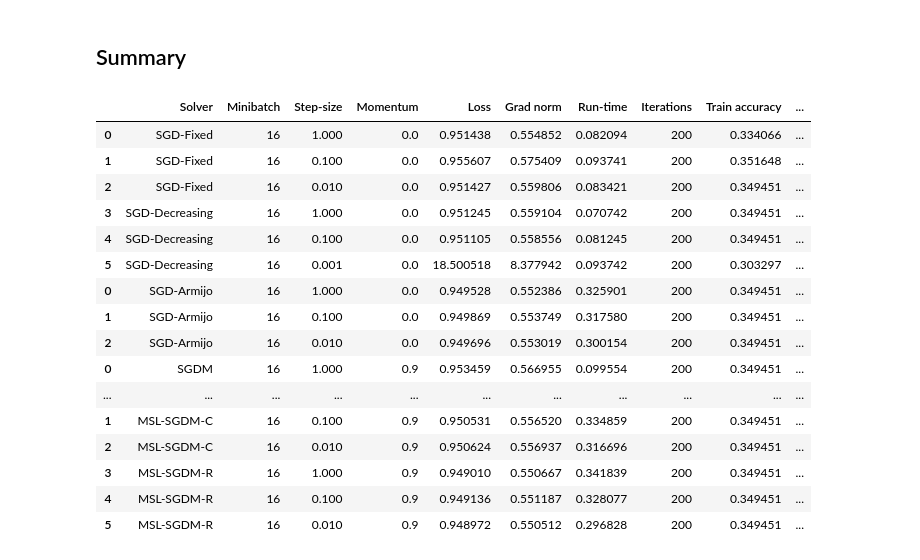
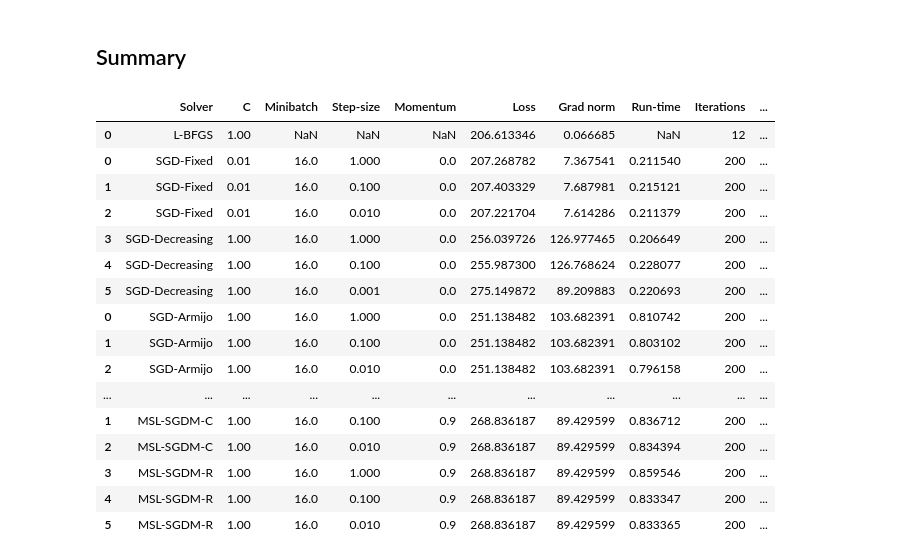
Before and after one commit to david-inf/SGD-and-LS, a Jupyter notebook: py/main.ipynb, the cells around one changed output. Cells and saved outputs as stored; diff of their text form; code cells hidden in the pictures.

```diff
--- a/py/main.ipynb
+++ b/py/main.ipynb
@@ -105,7 +110,7 @@ X_test = {X_test_breast.shape}, y_test = {y_test_breast.shape}""")
 # %%
 w0Breast = (1.5 + 1.5) * np.random.default_rng(42).random(31) - 1.5
 # %%
-benchmarkBreast = LogisticRegression(C=1).fit(w0breast, X_train_breast, y_train_breast, X_test_breast, y_test_breast)
+benchmarkBreast = LogisticRegression(C=1).fit(w0Breast, X_train_breast, y_train_breast, X_test_breast, y_test_breast)
 # %% [markdown]
 # Apple quality dataset
 # %%
@@ -425,9 +435,9 @@ pd.concat([optim_bench(benchmarkBank).drop(columns={"Solution", "Loss/Epochs"}),
 # Breast cancer dataset
 # %%
 # SGD-Fixed
-sgdBreast_fixed1 = LogisticRegression(solver="SGD-Fixed", C=1, minibatch=16, epochs=200).fit(w0Breast, X_train_breast, y_train_breast, X_test_breast, y_test_breast, step_size=1)
-sgdBreast_fixed2 = LogisticRegression(solver="SGD-Fixed", C=1, minibatch=16, epochs=200).fit(w0Breast, X_train_breast, y_train_breast, X_test_breast, y_test_breast, step_size=0.1)
-sgdBreast_fixed3 = LogisticRegression(solver="SGD-Fixed", C=1, minibatch=16, epochs=200).fit(w0Breast, X_train_breast, y_train_breast, X_test_breast, y_test_breast, step_size=0.01)
+sgdBreast_fixed1 = LogisticRegression(solver="SGD-Fixed", C=0.01, minibatch=16, epochs=200).fit(w0Breast, X_train_breast, y_train_breast, X_test_breast, y_test_breast, step_size=1)
+sgdBreast_fixed2 = LogisticRegression(solver="SGD-Fixed", C=0.01, minibatch=16, epochs=200).fit(w0Breast, X_train_breast, y_train_breast, X_test_breast, y_test_breast, step_size=0.1)
+sgdBreast_fixed3 = LogisticRegression(solver="SGD-Fixed", C=0.01, minibatch=16, epochs=200).fit(w0Breast, X_train_breast, y_train_breast, X_test_breast, y_test_breast, step_size=0.01)
 # %%
 # SGD-Decreasing
 sgdBreast_decre1 = LogisticRegression(solver="SGD-Decreasing", C=1, minibatch=16, epochs=200).fit(w0Breast, X_train_breast, y_train_breast, X_test_breast, y_test_breast, step_size=1)
@@ -465,22 +475,22 @@ modelsBreast_data4 = optim_data([mslcBreast_1, mslcBreast_2, mslcBreast_3, mslrB
 ## Summary
 # %%
 pd.concat([optim_bench(benchmarkBreast).drop(columns={"Solution", "Loss/Epochs"}),
-          pd.concat([modelsBreast_data1, modelsBreast_data2, modelsBreast_data3, modelsBreast_data4]).drop(columns={"Solution", "Loss/Epochs", "labels"})])
+          pd.concat([modelsBreast_data1, modelsBreast_data2, modelsBreast_data3, modelsBreast_data4]).drop(columns={"Solution", "Loss/Epochs"})])
 # %% [output]
-|  | Solver | Minibatch | Step-size | Momentum | Loss | Grad norm | Run-time | Iterations | Train accuracy | ... |
-| 0 | SGD-Fixed | 16 | 1.000 | 0.0 | 0.951438 | 0.554852 | 0.082094 | 200 | 0.334066 | ... |
-| 1 | SGD-Fixed | 16 | 0.100 | 0.0 | 0.955607 | 0.575409 | 0.093741 | 200 | 0.351648 | ... |
-| 2 | SGD-Fixed | 16 | 0.010 | 0.0 | 0.951427 | 0.559806 | 0.083421 | 200 | 0.349451 | ... |
-| 3 | SGD-Decreasing | 16 | 1.000 | 0.0 | 0.951245 | 0.559104 | 0.070742 | 200 | 0.349451 | ... |
-| 4 | SGD-Decreasing | 16 | 0.100 | 0.0 | 0.951105 | 0.558556 | 0.081245 | 200 | 0.349451 | ... |
-| 5 | SGD-Decreasing | 16 | 0.001 | 0.0 | 18.500518 | 8.377942 | 0.093742 | 200 | 0.303297 | ... |
-| 0 | SGD-Armijo | 16 | 1.000 | 0.0 | 0.949528 | 0.552386 | 0.325901 | 200 | 0.349451 | ... |
-| 1 | SGD-Armijo | 16 | 0.100 | 0.0 | 0.949869 | 0.553749 | 0.317580 | 200 | 0.349451 | ... |
-| 2 | SGD-Armijo | 16 | 0.010 | 0.0 | 0.949696 | 0.553019 | 0.300154 | 200 | 0.349451 | ... |
-| 0 | SGDM | 16 | 1.000 | 0.9 | 0.953459 | 0.566955 | 0.099554 | 200 | 0.349451 | ... |
+|  | Solver | C | Minibatch | Step-size | Momentum | Loss | Grad norm | Run-time | Iterations | ... |
+| 0 | L-BFGS | 1.00 | NaN | NaN | NaN | 206.613346 | 0.066685 | NaN | 12 | ... |
+| 0 | SGD-Fixed | 0.01 | 16.0 | 1.000 | 0.0 | 207.268782 | 7.367541 | 0.211540 | 200 | ... |
+| 1 | SGD-Fixed | 0.01 | 16.0 | 0.100 | 0.0 | 207.403329 | 7.687981 | 0.215121 | 200 | ... |
+| 2 | SGD-Fixed | 0.01 | 16.0 | 0.010 | 0.0 | 207.221704 | 7.614286 | 0.211379 | 200 | ... |
+| 3 | SGD-Decreasing | 1.00 | 16.0 | 1.000 | 0.0 | 256.039726 | 126.977465 | 0.206649 | 200 | ... |
+| 4 | SGD-Decreasing | 1.00 | 16.0 | 0.100 | 0.0 | 255.987300 | 126.768624 | 0.228077 | 200 | ... |
+| 5 | SGD-Decreasing | 1.00 | 16.0 | 0.001 | 0.0 | 275.149872 | 89.209883 | 0.220693 | 200 | ... |
+| 0 | SGD-Armijo | 1.00 | 16.0 | 1.000 | 0.0 | 251.138482 | 103.682391 | 0.810742 | 200 | ... |
+| 1 | SGD-Armijo | 1.00 | 16.0 | 0.100 | 0.0 | 251.138482 | 103.682391 | 0.803102 | 200 | ... |
+| 2 | SGD-Armijo | 1.00 | 16.0 | 0.010 | 0.0 | 251.138482 | 103.682391 | 0.796158 | 200 | ... |
 | ... | ... | ... | ... | ... | ... | ... | ... | ... | ... | ... |
-| 1 | MSL-SGDM-C | 16 | 0.100 | 0.9 | 0.950531 | 0.556520 | 0.334859 | 200 | 0.349451 | ... |
-| 2 | MSL-SGDM-C | 16 | 0.010 | 0.9 | 0.950624 | 0.556937 | 0.316696 | 200 | 0.349451 | ... |
-| 3 | MSL-SGDM-R | 16 | 1.000 | 0.9 | 0.949010 | 0.550667 | 0.341839 | 200 | 0.349451 | ... |
-| 4 | MSL-SGDM-R | 16 | 0.100 | 0.9 | 0.949136 | 0.551187 | 0.328077 | 200 | 0.349451 | ... |
-| 5 | MSL-SGDM-R | 16 | 0.010 | 0.9 | 0.948972 | 0.550512 | 0.296828 | 200 | 0.349451 | ... |
+| 1 | MSL-SGDM-C | 1.00 | 16.0 | 0.100 | 0.9 | 268.836187 | 89.429599 | 0.836712 | 200 | ... |
+| 2 | MSL-SGDM-C | 1.00 | 16.0 | 0.010 | 0.9 | 268.836187 | 89.429599 | 0.834394 | 200 | ... |
+| 3 | MSL-SGDM-R | 1.00 | 16.0 | 1.000 | 0.9 | 268.836187 | 89.429599 | 0.859546 | 200 | ... |
+| 4 | MSL-SGDM-R | 1.00 | 16.0 | 0.100 | 0.9 | 268.836187 | 89.429599 | 0.833347 | 200 | ... |
+| 5 | MSL-SGDM-R | 1.00 | 16.0 | 0.010 | 0.9 | 268.836187 | 89.429599 | 0.833365 | 200 | ... |
```
Also changed, not shown: parts of 10 cells of this notebook, 8 other files.
